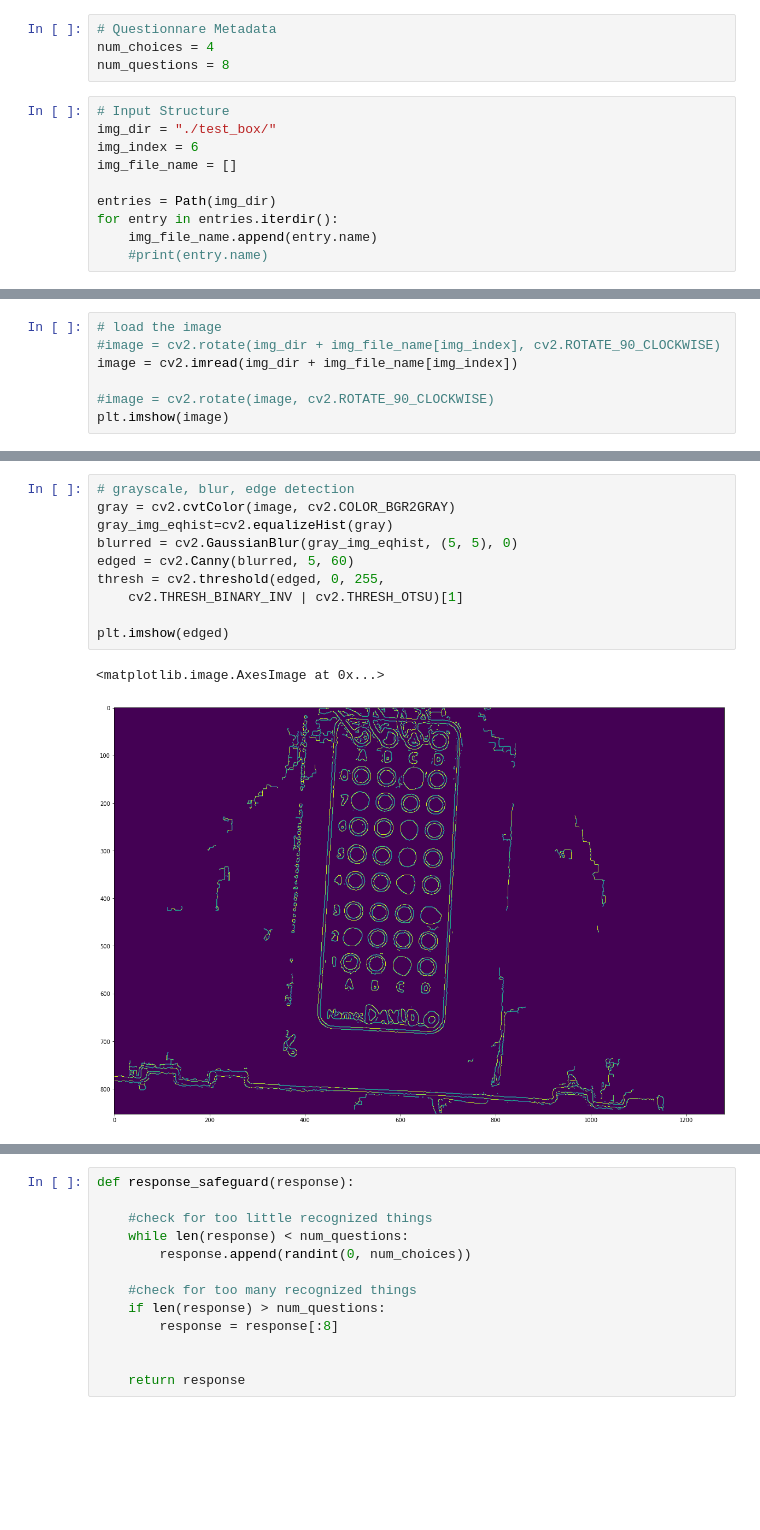
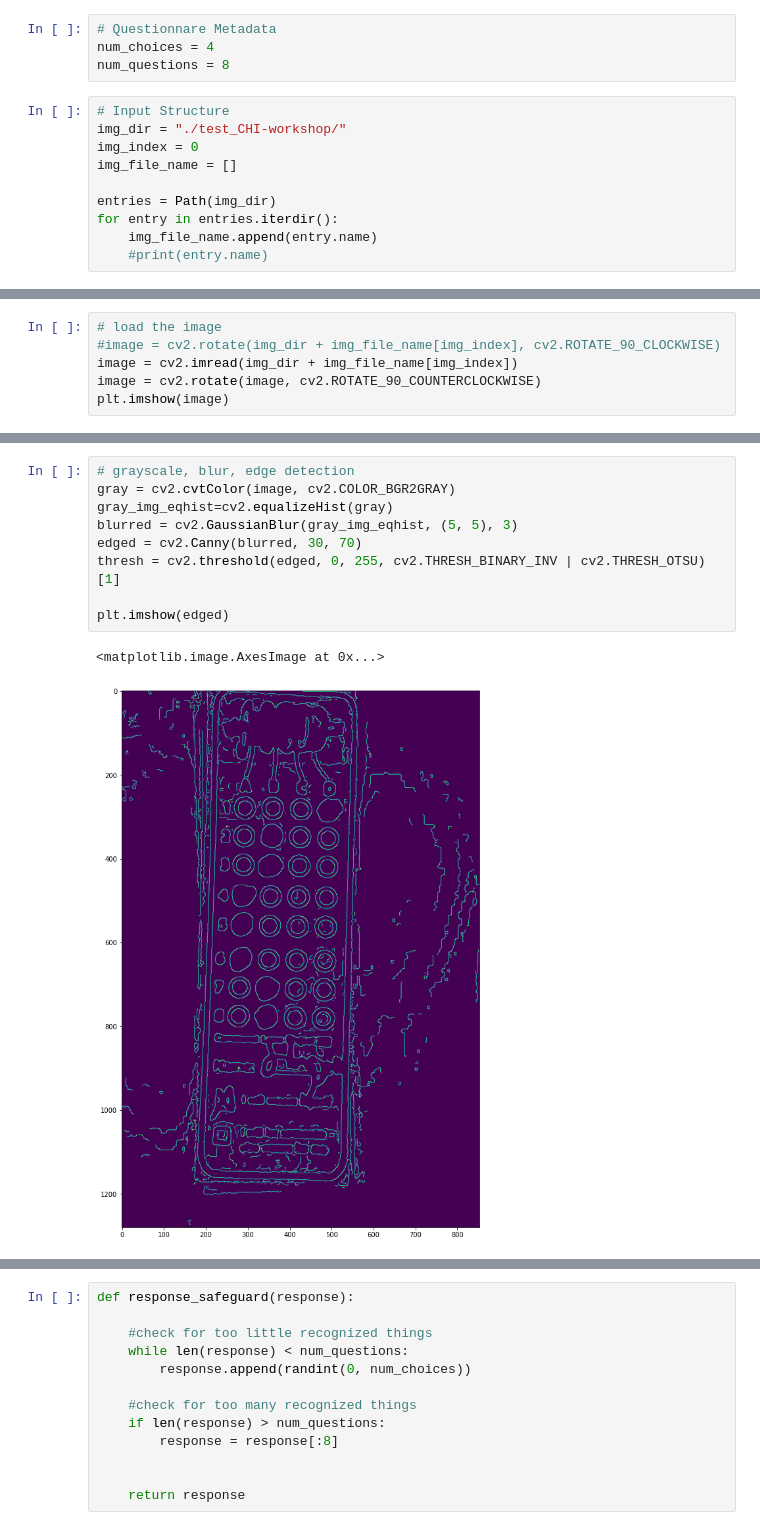
Before and after one commit to DavidGoedicke/DigitalWeaving, a Jupyter notebook: python/Scantron_Reader.ipynb, the cells around one changed output, grey strips where cells are left out. Saved outputs shown, nothing was run; the diff lists cells and outputs as text; blank space fills up the shorter version.

```diff
--- a/python/Scantron_Reader.ipynb
+++ b/python/Scantron_Reader.ipynb
@@ -21,8 +21,8 @@ num_choices = 4
 num_questions = 8
 # %%
 # Input Structure
-img_dir = "./test_box/"
-img_index = 6
+img_dir = "./test_CHI-workshop/"
+img_index = 0
 img_file_name = []
 
 entries = Path(img_dir)
@@ -43,8 +40,7 @@ img_file_name
 # load the image
 #image = cv2.rotate(img_dir + img_file_name[img_index], cv2.ROTATE_90_CLOCKWISE)
 image = cv2.imread(img_dir + img_file_name[img_index])
-
-#image = cv2.rotate(image, cv2.ROTATE_90_CLOCKWISE)
+image = cv2.rotate(image, cv2.ROTATE_90_COUNTERCLOCKWISE)
 plt.imshow(image)
 # %% [output]
 <matplotlib.image.AxesImage at 0x...>
@@ -52,13 +48,12 @@ plt.imshow(image)
 # %%
 # grayscale, blur, edge detection
 gray = cv2.cvtColor(image, cv2.COLOR_BGR2GRAY)
 gray_img_eqhist=cv2.equalizeHist(gray)
-blurred = cv2.GaussianBlur(gray_img_eqhist, (5, 5), 0)
-edged = cv2.Canny(blurred, 5, 60)
-thresh = cv2.threshold(edged, 0, 255,
-	cv2.THRESH_BINARY_INV | cv2.THRESH_OTSU)[1]
+blurred = cv2.GaussianBlur(gray_img_eqhist, (5, 5), 3)
+edged = cv2.Canny(blurred, 30, 70)
+thresh = cv2.threshold(edged, 0, 255, cv2.THRESH_BINARY_INV | cv2.THRESH_OTSU)[1]
 
 plt.imshow(edged)
 # %% [output]
 <matplotlib.image.AxesImage at 0x...>
-[figure, old version]
+[figure, new version]
```
Also changed, not shown: parts of 16 cells of this notebook, 5 other files.
